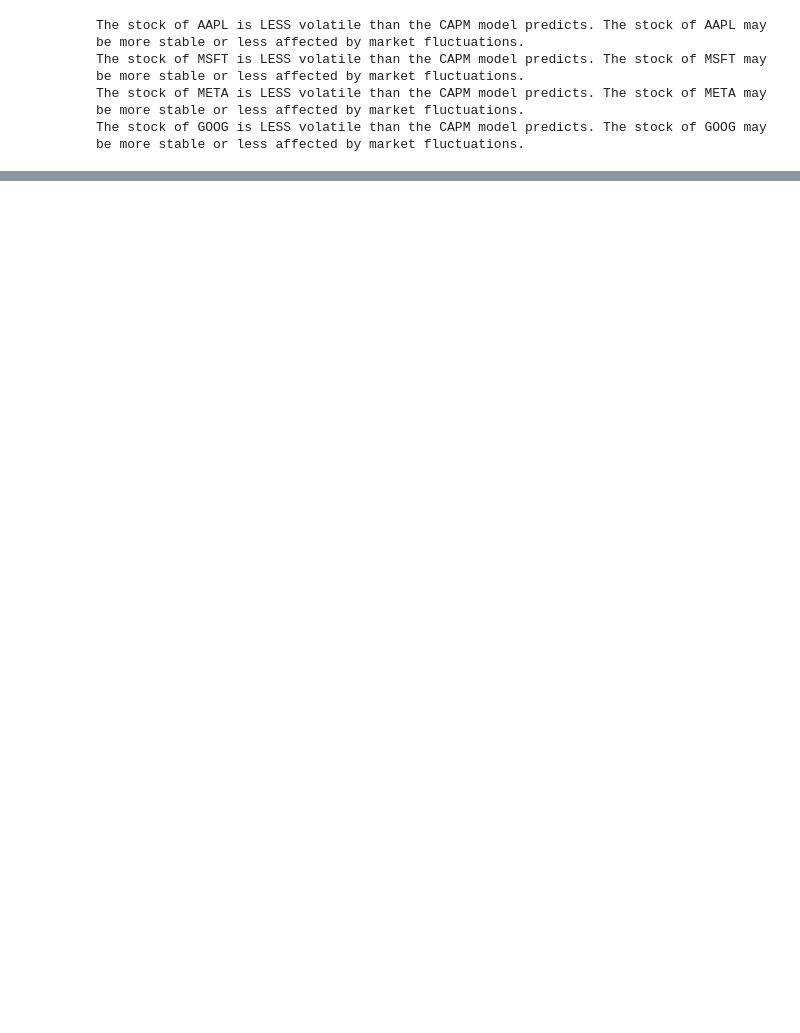
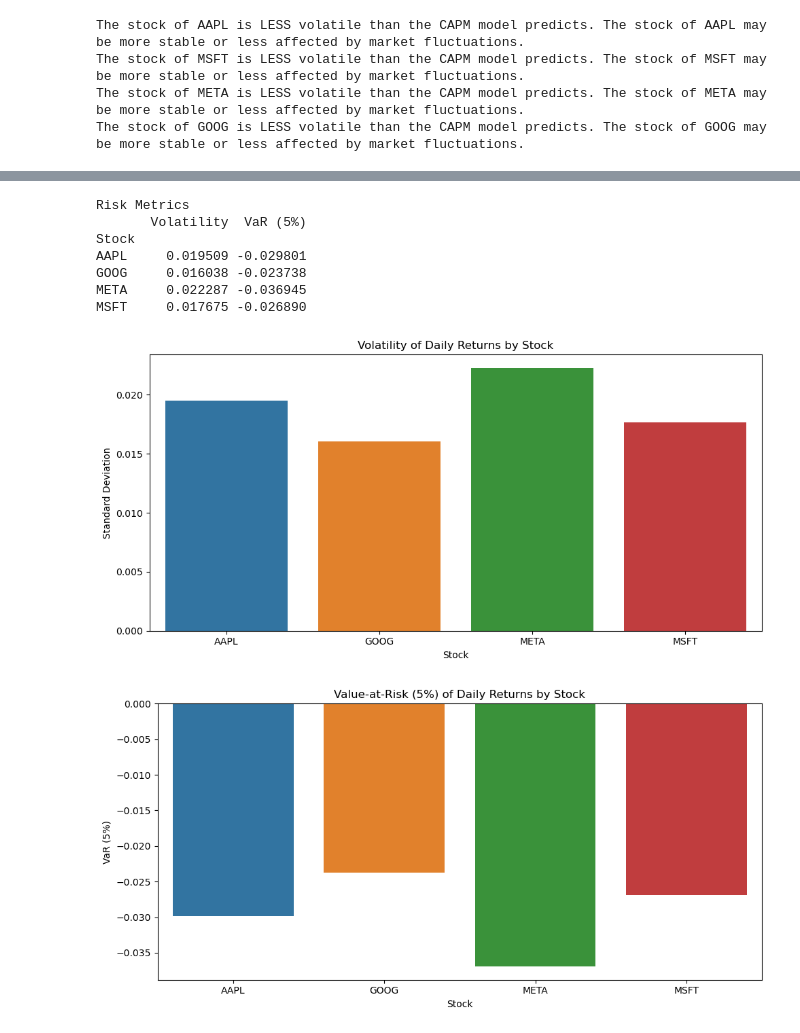
Before and after one commit to yl5735/5261-pj, a Jupyter notebook: 5261 final Pj V2.ipynb, the cells around one changed output, grey strips where cells are left out. Drawn from its saved outputs; the diff is of its cells as text; code cells hidden in the pictures; blank space fills up the shorter version.

```diff
--- a/5261 final Pj V2.ipynb
+++ b/5261 final Pj V2.ipynb
@@ -316,0 +357,53 @@ plt.show()
+# %%
+dates = pd.date_range(start="2021-01-01", end="2021-12-31", freq="B")
+np.random.seed(42)
+stock_data = {
+    "AAPL": pd.DataFrame({"Date": dates, "Close": np.cumprod(1 + np.random.normal(0.0005, 0.02, len(dates)))}),
+    "MSFT": pd.DataFrame({"Date": dates, "Close": np.cumprod(1 + np.random.normal(0.0004, 0.018, len(dates)))}),
+    "META": pd.DataFrame({"Date": dates, "Close": np.cumprod(1 + np.random.normal(0.0003, 0.022, len(dates)))}),
+    "GOOG": pd.DataFrame({"Date": dates, "Close": np.cumprod(1 + np.random.normal(0.0006, 0.017, len(dates)))})
+}
+
+# Calculate daily returns
+returns_data = []
+for stock, df in stock_data.items():
+    df["Return"] = df["Close"].pct_change()
+    df["Stock"] = stock
+    returns_data.append(df[["Date", "Stock", "Return"]])
+returns_df = pd.concat(returns_data).dropna()
+
+# Compute risk metrics: Volatility and VaR (5%)
+risk_metrics = returns_df.groupby("Stock")["Return"].agg([
+    ("Volatility", np.std),
+    ("VaR (5%)", lambda x: np.percentile(x, 5))
+])
+print("Risk Metrics")
+print(risk_metrics)
+
+# Plot volatility
+plt.figure(figsize=(10, 5))
+sns.barplot(x=risk_metrics.index, y="Volatility", data=risk_metrics.reset_index())
+plt.title("Volatility of Daily Returns by Stock")
+plt.xlabel("Stock")
+plt.ylabel("Standard Deviation")
+plt.tight_layout()
+plt.show()
+
+# Plot Value-at-Risk (5%)
+plt.figure(figsize=(10, 5))
+sns.barplot(x=risk_metrics.index, y="VaR (5%)", data=risk_metrics.reset_index())
+plt.title("Value-at-Risk (5%) of Daily Returns by Stock")
+plt.xlabel("Stock")
+plt.ylabel("VaR (5%)")
+plt.tight_layout()
+plt.show()
+# %% [output]
+Risk Metrics
+       Volatility  VaR (5%)
+Stock
+AAPL     0.019509 -0.029801
+GOOG     0.016038 -0.023738
+META     0.022287 -0.036945
+MSFT     0.017675 -0.026890
+[figure, added]
+[figure, added]
```
Also changed, not shown: parts of 19 cells of this notebook.
